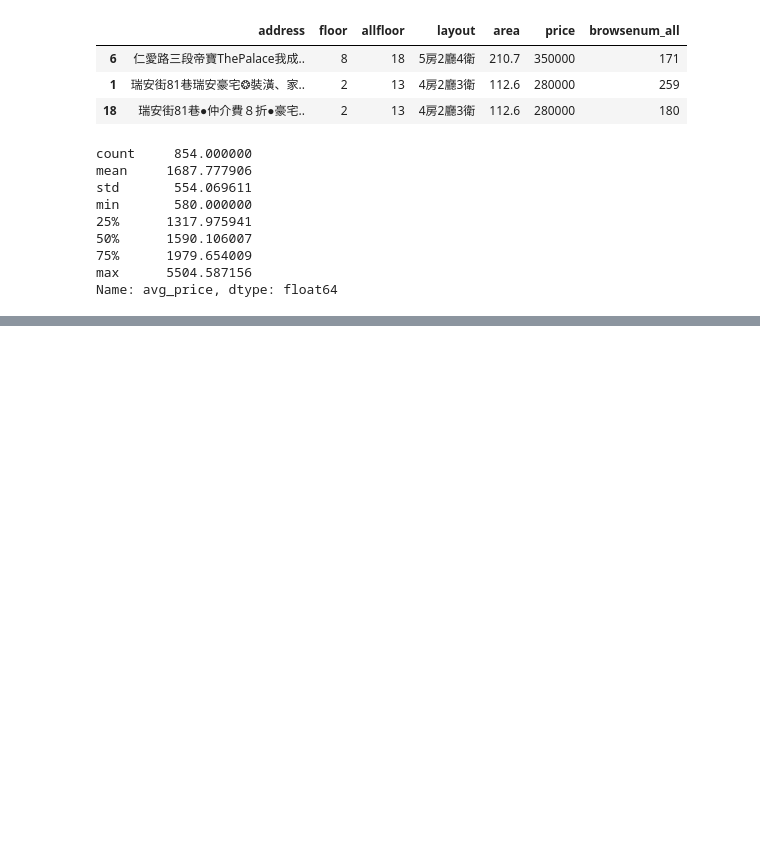
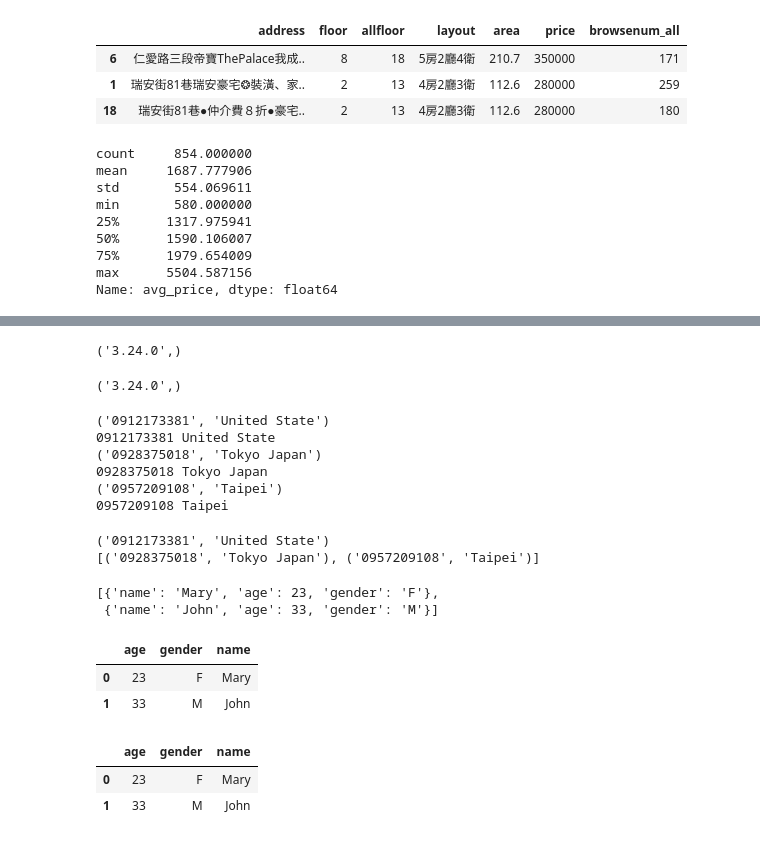
Before and after one commit to ywchiu/cathaytm, a Jupyter notebook: Demo20191018.ipynb, the cells around one changed output, grey strips where cells are left out. Cells and saved outputs as stored; diff of their text form; code cells hidden in the pictures; blank space fills up the shorter version.

```diff
--- a/Demo20191018.ipynb
+++ b/Demo20191018.ipynb
@@ -562,0 +565,70 @@ housedf.sort_values('avg_price', ascending= False).head(3)
+# %%
+import sqlite3 as lite
+con = lite.connect('test.sqlite')
+cur = con.cursor()
+cur.execute('SELECT SQLITE_VERSION()')
+data = cur.fetchone()
+print(data)
+con.close()
+# %% [output]
+('3.24.0',)
+# %%
+with lite.connect('test.sqlite') as con:
+    cur = con.cursor()
+    cur.execute('SELECT SQLITE_VERSION()')
+    data = cur.fetchone()
+    print(data)
+# %% [output]
+('3.24.0',)
+# %%
+import sqlite3 as lite
+with lite.connect("test.sqlite") as con:
+    cur = con.cursor()
+    cur.execute("DROP TABLE IF EXISTS PhoneAddress")
+    cur.execute("CREATE TABLE PhoneAddress(phone CHAR(10) PRIMARY KEY, address TEXT, name TEXT unique, age INT NOT NULL)")
+    cur.execute("INSERT INTO PhoneAddress VALUES('0912173381','United State','Jhon Doe',53)")
+    cur.execute("INSERT INTO PhoneAddress VALUES('0928375018','Tokyo Japan','MuMu Cat',6)")
+    cur.execute("INSERT INTO PhoneAddress VALUES('0957209108','Taipei','Richard',29)")
+    cur.execute("SELECT phone,address FROM PhoneAddress")
+    data = cur.fetchall()
+    for rec in data:
+        print(rec)
+        print(rec[0], rec[1])
+# %% [output]
+('0912173381', 'United State')
+0912173381 United State
+('0928375018', 'Tokyo Japan')
+0928375018 Tokyo Japan
+('0957209108', 'Taipei')
+0957209108 Taipei
+# %%
+import sqlite3 as lite
+with lite.connect("test.sqlite") as con:
+    cur = con.cursor()
+    cur.execute("DROP TABLE IF EXISTS PhoneAddress")
+    cur.execute("CREATE TABLE PhoneAddress(phone CHAR(10) PRIMARY KEY, address TEXT, name TEXT unique, age INT NOT NULL)")
+    cur.execute("INSERT INTO PhoneAddress VALUES('0912173381','United State','Jhon Doe',53)")
+    cur.execute("INSERT INTO PhoneAddress VALUES('0928375018','Tokyo Japan','MuMu Cat',6)")
+    cur.execute("INSERT INTO PhoneAddress VALUES('0957209108','Taipei','Richard',29)")
+    cur.execute("SELECT phone,address FROM PhoneAddress")
+    data = cur.fetchone()
+    print(data)
+    data = cur.fetchall()
+    print(data)
+# %% [output]
+('0912173381', 'United State')
+[('0928375018', 'Tokyo Japan'), ('0957209108', 'Taipei')]
+# %%
+import pandas
+employee = [{'name':'Mary', 'age':23 , 'gender': 'F'},{'name':'John', 'age':33 , 'gender': 'M'}]
+employee
+# %% [output]
+[{'name': 'Mary', 'age': 23, 'gender': 'F'},
+ {'name': 'John', 'age': 33, 'gender': 'M'}]
+# %%
+df = pandas.DataFrame(employee)
+df
+# %% [output]
+|  | age | gender | name |
+| 0 | 23 | F | Mary |
+| 1 | 33 | M | John |
@@ -562,0 +638,8 @@ housedf.sort_values('avg_price', ascending= False).head(3)
+# %%
+with lite.connect('test.sqlite') as db:
+    df2 = pandas.read_sql_query('SELECT * FROM employee', con = db)
+df2
+# %% [output]
+|  | age | gender | name |
+| 0 | 23 | F | Mary |
+| 1 | 33 | M | John |
```
Also changed, not shown: parts of 29 cells of this notebook.
